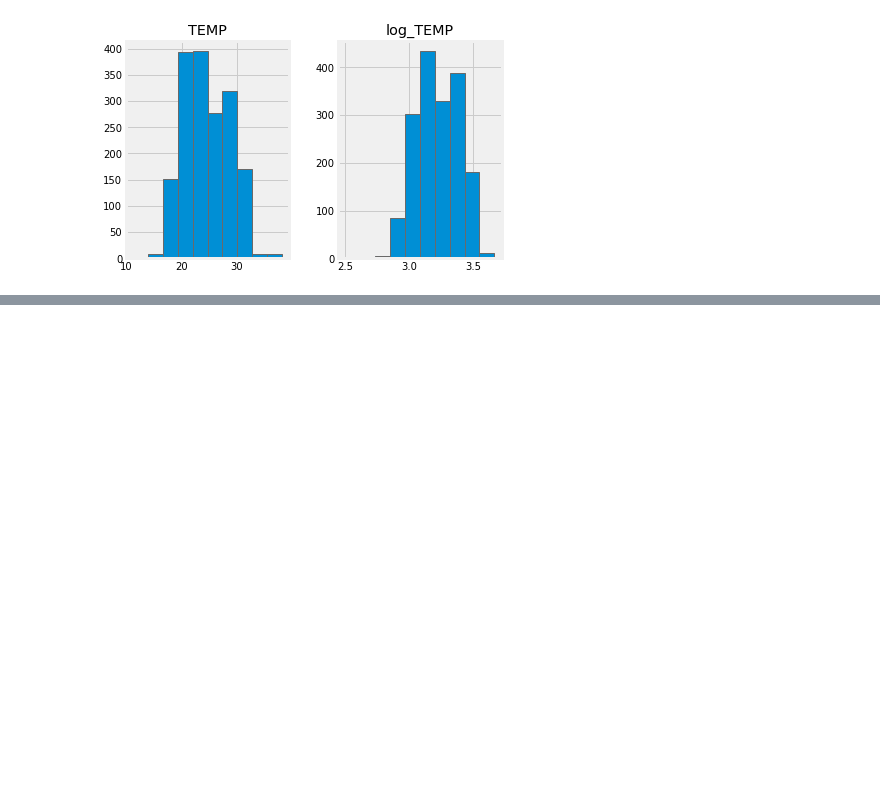
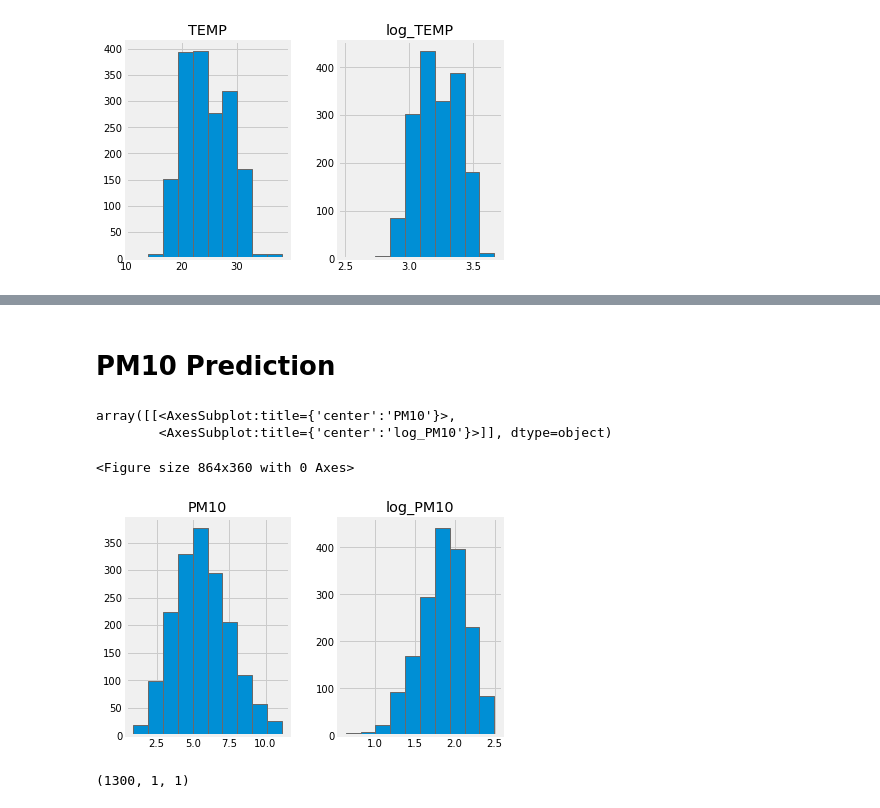
Before and after one commit to dnmquan1110/BanDung_AirQuaility_Prediction, a Jupyter notebook: air_quality.ipynb, the cells around one changed output, grey strips where cells are left out. Saved outputs shown, nothing was run; the diff lists cells and outputs as text; code cells hidden in the pictures; blank space fills up the shorter version.

```diff
--- a/air_quality.ipynb
+++ b/air_quality.ipynb
@@ -261,0 +323,11 @@ Epoch 500/500
+# %% [markdown]
+# PM10 Prediction
+# %%
+dist_df = pd.DataFrame({'PM10': df1.PM10.values, 'log_PM10':np.log1p(df1.PM10.values)})
+plt.figure(figsize=(12,5))
+dist_df.hist()
+# %% [output]
+array([[<AxesSubplot:title={'center':'PM10'}>,
+        <AxesSubplot:title={'center':'log_PM10'}>]], dtype=object)
+<Figure size 864x360 with 0 Axes>
+[figure, added]
@@ -261,0 +339,6 @@ Epoch 500/500
+# %%
+X_train, Y_train = create_dataset(train, LOOK_BACK)
+X_test,Y_test = create_dataset(test, LOOK_BACK)
+X_train.shape
+# %% [output]
+(1300, 1, 1)
```
Also changed, not shown: parts of 36 cells of this notebook.
